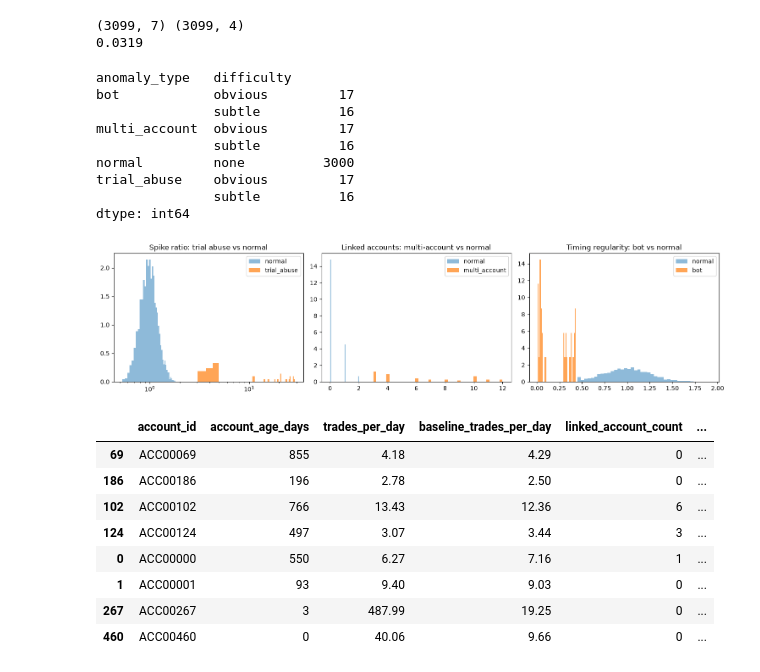
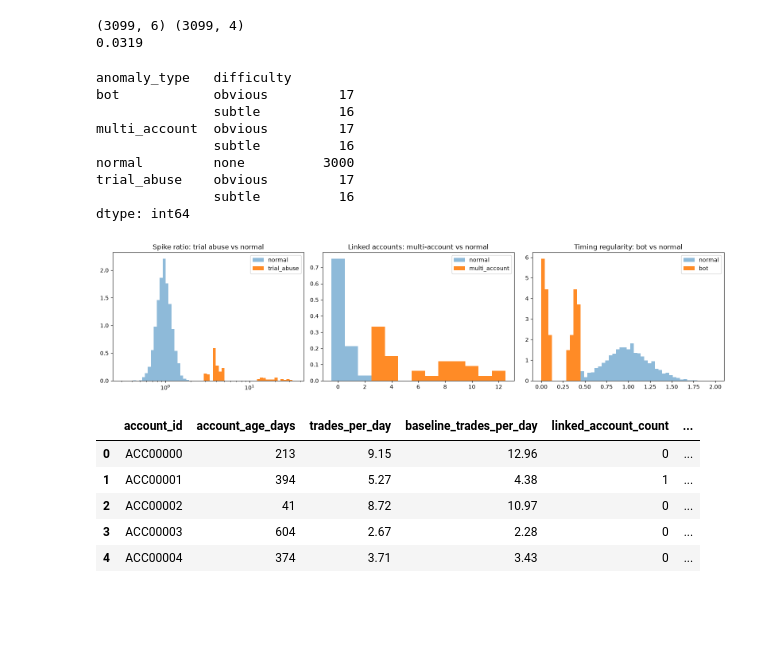
Before and after one commit to Friday369/Fraud-Detection, a Jupyter notebook: notebooks/02_data_generation.ipynb, the cells around one changed output. Cells and saved outputs as stored; diff of their text form; code cells hidden in the pictures; blank space fills up the shorter version.

```diff
--- a/notebooks/02_data_generation.ipynb
+++ b/notebooks/02_data_generation.ipynb
@@ -30,8 +30,6 @@ def generate_normal_accounts(n, rng):
     # Humans are irregular, so values sit around 1.0, and we keep a floor of 0.45.
     timing_regularity = np.clip(rng.normal(loc=1.0, scale=0.25, size=n), 0.45, 2.0)
 
-    # Order sources: 1 for most, 2 for some
-    alert_source_count = rng.choice([1, 2], size=n, p=[0.7, 0.3])
 
     return pd.DataFrame({
         "account_age_days": account_age_days,
@@ -39,7 +37,7 @@ def generate_normal_accounts(n, rng):
         "baseline_trades_per_day": baseline.round(2),
         "linked_account_count": linked_account_count,
         "timing_regularity": timing_regularity.round(3),
-        "alert_source_count": alert_source_count,
+
     })
 
 normal = generate_normal_accounts(config["accounts"]["n_normal"], rng)
@@ -146,7 +144,7 @@ all_accounts["is_anomaly"] = (all_accounts["anomaly_type"] != "normal").astype(i
 
 feature_cols = ["account_id", "account_age_days", "trades_per_day",
                 "baseline_trades_per_day", "linked_account_count",
-                "timing_regularity", "alert_source_count"]
+                "timing_regularity"]
 label_cols = ["account_id", "is_anomaly", "anomaly_type", "difficulty"]
 
 features = all_accounts[feature_cols]
@@ -159,7 +157,7 @@ print(features.shape, labels.shape)
 print(labels["is_anomaly"].mean().round(4))
 labels.groupby(["anomaly_type", "difficulty"]).size()
 # %% [output]
-(3099, 7) (3099, 4)
+(3099, 6) (3099, 4)
 0.0319
 anomaly_type   difficulty
 bot            obvious         17
@@ -171,33 +169,47 @@ trial_abuse    obvious         17
                subtle          16
 dtype: int64
 # %%
-merged = features.merge(labels, on="account_id")
-merged["spike_ratio"] = merged["trades_per_day"] / merged["baseline_trades_per_day"]
+# Cell 7: how each abuse type differs from normal
+# (labels are used here only to colour the charts, never to build features)
+plot_df = all_accounts.copy()
+plot_df["spike_ratio"] = plot_df["trades_per_day"] / plot_df["baseline_trades_per_day"]
 
-fig, axes = plt.subplots(1, 3, figsize=(15, 3.8))
+is_normal = plot_df["anomaly_type"] == "normal"
+fig, axes = plt.subplots(1, 3, figsize=(16, 4))
 
-for t, ax, col, title in [
-    ("trial_abuse", axes[0], "spike_ratio", "Spike ratio: trial abuse vs normal"),
-    ("multi_account", axes[1], "linked_account_count", "Linked accounts: multi-account vs normal"),
-    ("bot", axes[2], "timing_regularity", "Timing regularity: bot vs normal"),
-]:
-    ax.hist(merged.loc[merged.anomaly_type == "normal", col], bins=40, alpha=0.5, density=True, label="normal")
-    ax.hist(merged.loc[merged.anomaly_type == t, col], bins=40, alpha=0.7, density=True, label=t)
-    ax.set_title(title); ax.legend()
+# 1. Spike ratio: trial abuse vs normal (log x-axis because of the long tail)
+bins = np.logspace(np.log10(0.3), np.log10(35), 60)
+axes[0].hist(plot_df.loc[is_normal, "spike_ratio"], bins=bins, density=True, alpha=0.5, label="normal")
+axes[0].hist(plot_df.loc[plot_df["anomaly_type"] == "trial_abuse", "spike_ratio"],
+             bins=bins, density=True, alpha=0.9, label="trial_abuse")
+axes[0].set_xscale("log")
+axes[0].set_title("Spike ratio: trial abuse vs normal")
+axes[0].legend()
 
-axes[0].set_xscale("log")
+# 2. Linked accounts: multi-account vs normal (one bar per integer value)
+bins = np.arange(-0.5, 13.5, 1)
+axes[1].hist(plot_df.loc[is_normal, "linked_account_count"], bins=bins, density=True, alpha=0.5, label="normal")
+axes[1].hist(plot_df.loc[plot_df["anomaly_type"] == "multi_account", "linked_account_count"],
+             bins=bins, density=True, alpha=0.9, label="multi_account")
+axes[1].set_title("Linked accounts: multi-account vs normal")
+axes[1].legend()
+
+# 3. Timing regularity: bot vs normal
+bins = np.linspace(0, 2, 50)
+axes[2].hist(plot_df.loc[is_normal, "timing_regularity"], bins=bins, density=True, alpha=0.5, label="normal")
+axes[2].hist(plot_df.loc[plot_df["anomaly_type"] == "bot", "timing_regularity"],
+             bins=bins, density=True, alpha=0.9, label="bot")
+axes[2].set_title("Timing regularity: bot vs normal")
+axes[2].legend()
+
 plt.tight_layout(); plt.show()
 
 features.head()
-merged.groupby("anomaly_type").head(2).sort_values("anomaly_type")
 # %% [output]
-[figure, old version]
+[figure, new version]
 |  | account_id | account_age_days | trades_per_day | baseline_trades_per_day | linked_account_count | ... |
-| 69 | ACC00069 | 855 | 4.18 | 4.29 | 0 | ... |
-| 186 | ACC00186 | 196 | 2.78 | 2.50 | 0 | ... |
-| 102 | ACC00102 | 766 | 13.43 | 12.36 | 6 | ... |
-| 124 | ACC00124 | 497 | 3.07 | 3.44 | 3 | ... |
-| 0 | ACC00000 | 550 | 6.27 | 7.16 | 1 | ... |
-| 1 | ACC00001 | 93 | 9.40 | 9.03 | 0 | ... |
-| 267 | ACC00267 | 3 | 487.99 | 19.25 | 0 | ... |
-| 460 | ACC00460 | 0 | 40.06 | 9.66 | 0 | ... |
+| 0 | ACC00000 | 213 | 9.15 | 12.96 | 0 | ... |
+| 1 | ACC00001 | 394 | 5.27 | 4.38 | 1 | ... |
+| 2 | ACC00002 | 41 | 8.72 | 10.97 | 0 | ... |
+| 3 | ACC00003 | 604 | 2.67 | 2.28 | 0 | ... |
+| 4 | ACC00004 | 374 | 3.71 | 3.43 | 0 | ... |
```
Also changed, not shown: parts of 5 cells of this notebook, 7 other files.
